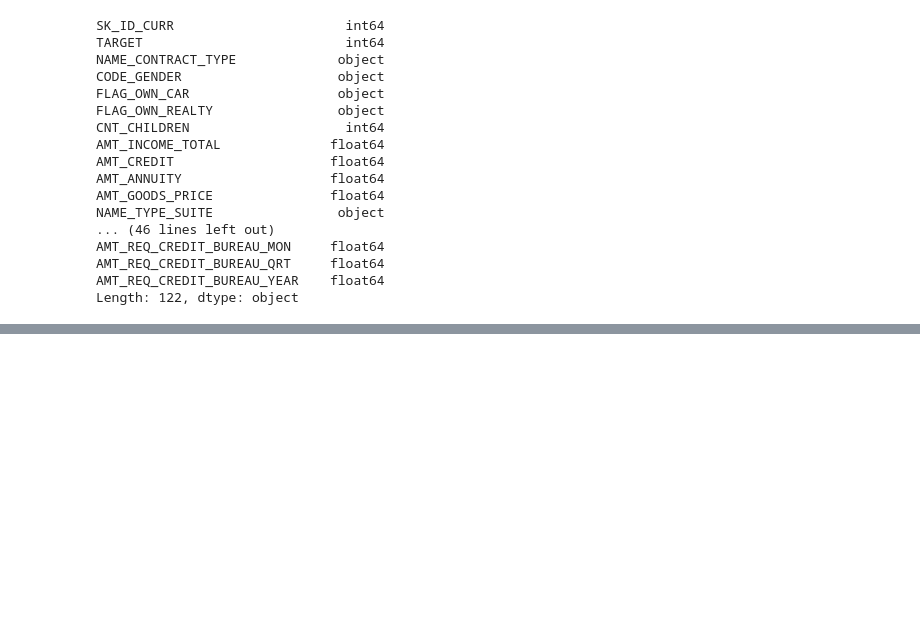
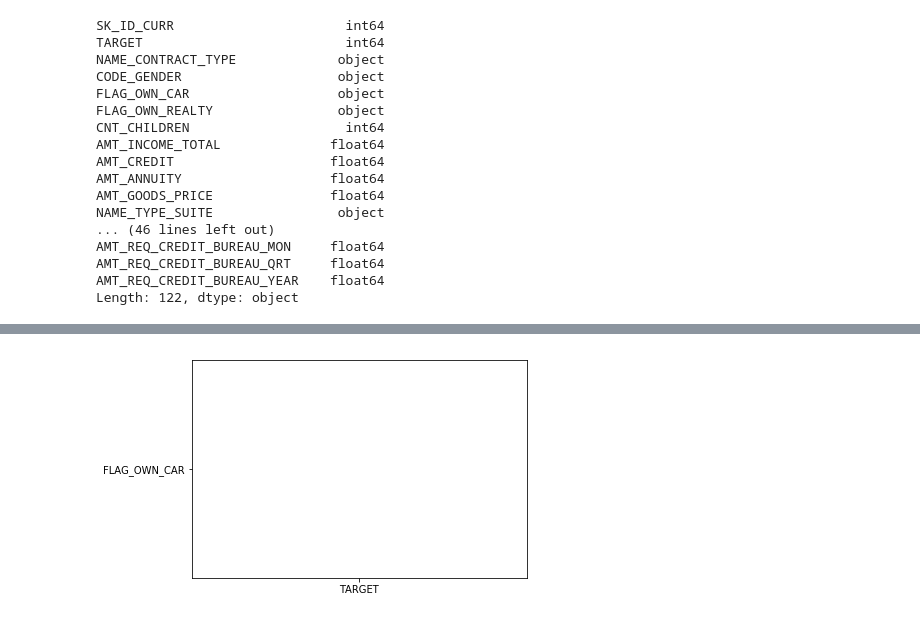
Before and after one commit to cccedith789/3rd-ML100Days, a Jupyter notebook: Day_008_HW-直方圖.ipynb, the cells around one changed output, grey strips where cells are left out. Cells and saved outputs as stored; diff of their text form; code cells hidden in the pictures; blank space fills up the shorter version.

```diff
--- a/Day_008_HW-直方圖.ipynb
+++ b/Day_008_HW-直方圖.ipynb
@@ -163,0 +120,5 @@ memory usage: 286.2+ MB
+# %%
+plt.bar("TARGET","FLAG_OWN_CAR")
+plt.show()
+# %% [output]
+[figure, added]
```
Also changed, not shown: parts of 20 cells of this notebook.
